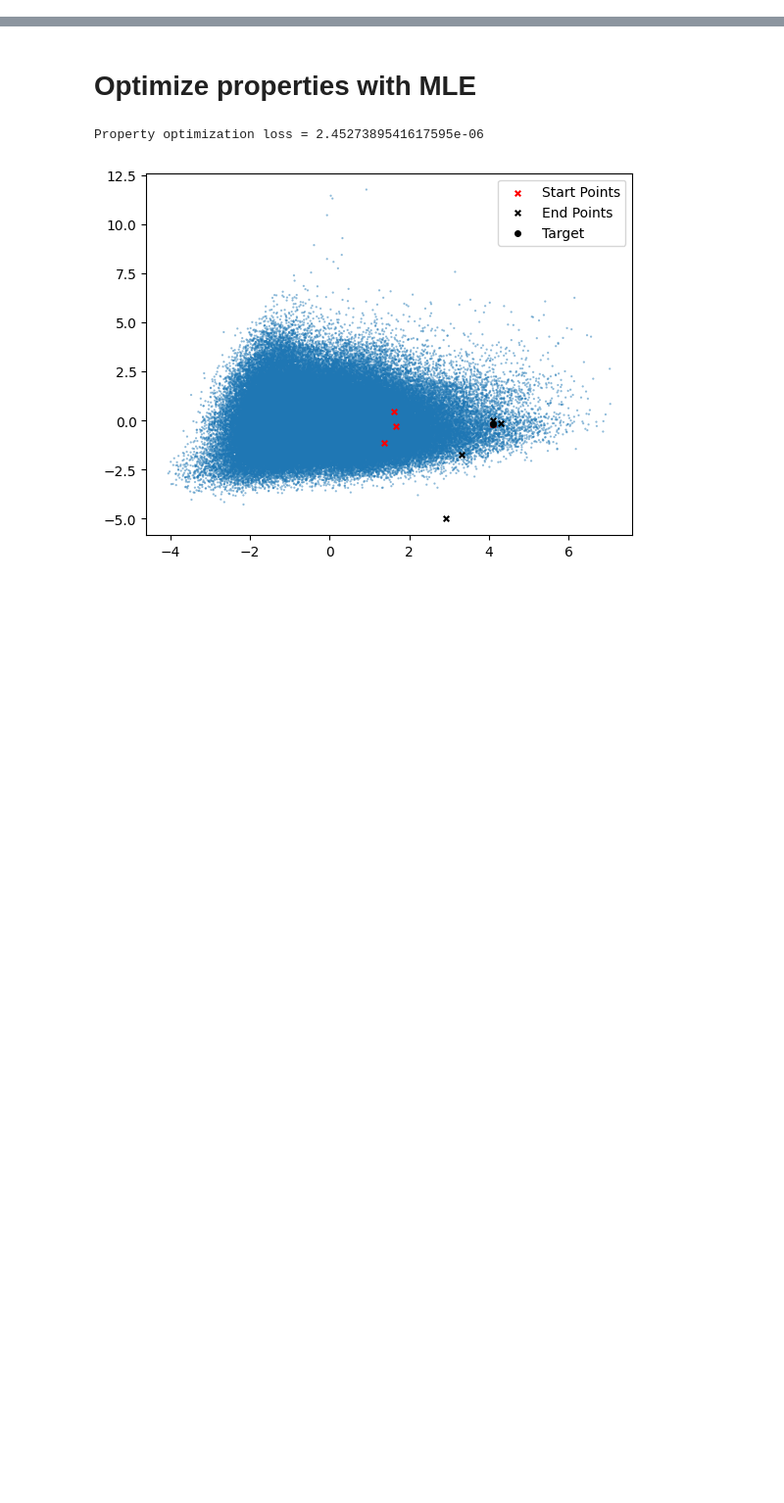
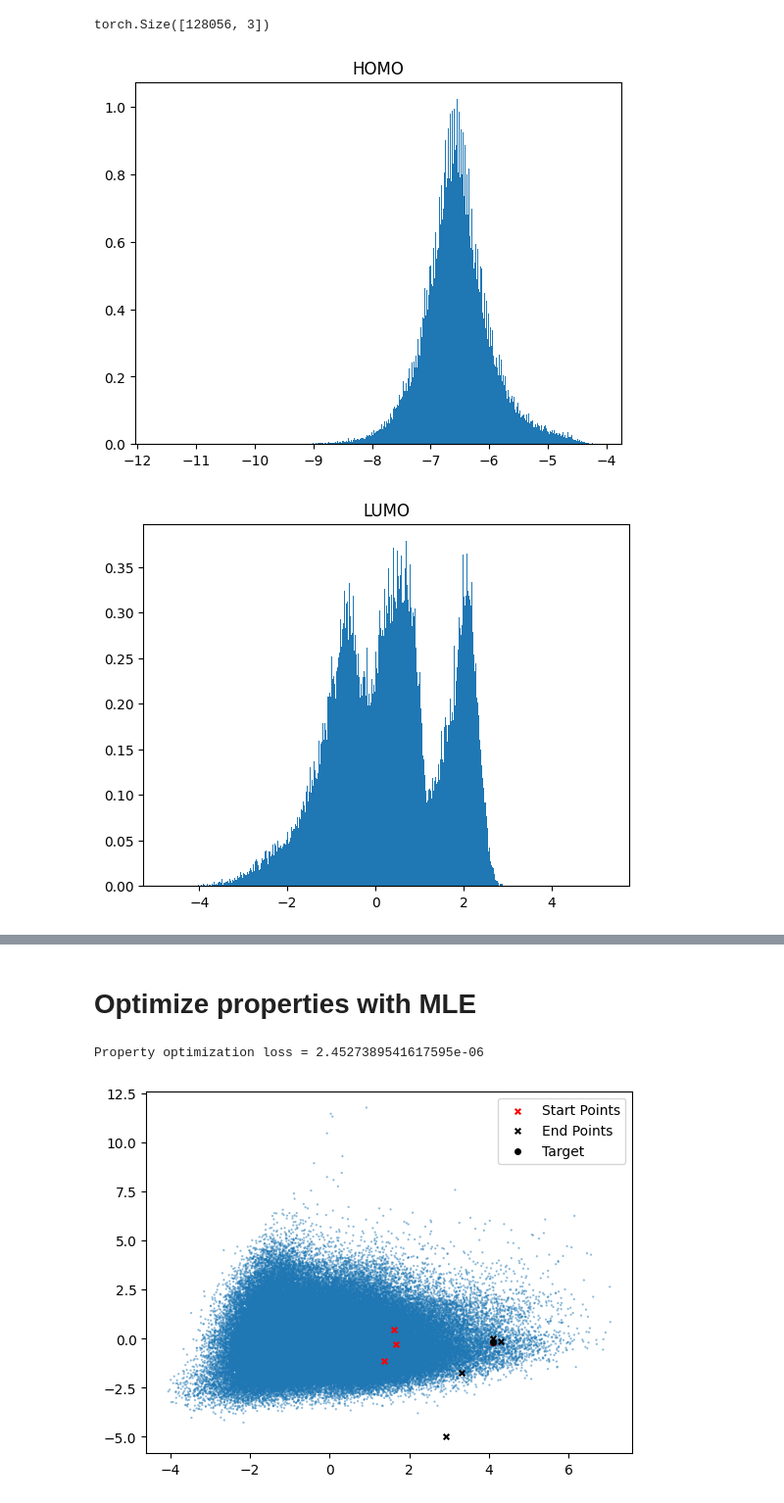
Before and after one commit to pkmtum/Molecular_Generative_Modeling, a Jupyter notebook: source/property_optimization.ipynb, the cells around one changed output, grey strips where cells are left out. Shown at 98% size. Cells and saved outputs as stored; diff of their text form; code cells hidden in the pictures; blank space fills up the shorter version.

```diff
--- a/source/property_optimization.ipynb
+++ b/source/property_optimization.ipynb
@@ -53,3 +53,21 @@ model.eval()
 model_split = GraphVAE.from_pretrained(checkpoint_path="./checkpoints/graph_vae_20240503_021631.pt").to(device)
 model_split.eval()
 print()
+# %%
+y_list = []
+for batch in tqdm(loader):
+    y = model.denormalize_properties(batch.y)
+    y_list.append(y)
+
+y = torch.cat(y_list, dim=0)
+print(y.shape)
+# %% [output]
+torch.Size([128056, 3])
+# %%
+for i, property in enumerate(model.properties):
+    plt.hist(y[:, i].cpu().numpy(), bins=512, density=True)
+    plt.title(property.upper())
+    plt.show()
+# %% [output]
+[figure, added]
+[figure, added]
```
Also changed, not shown: parts of 1 cell of this notebook, 6 other files.
